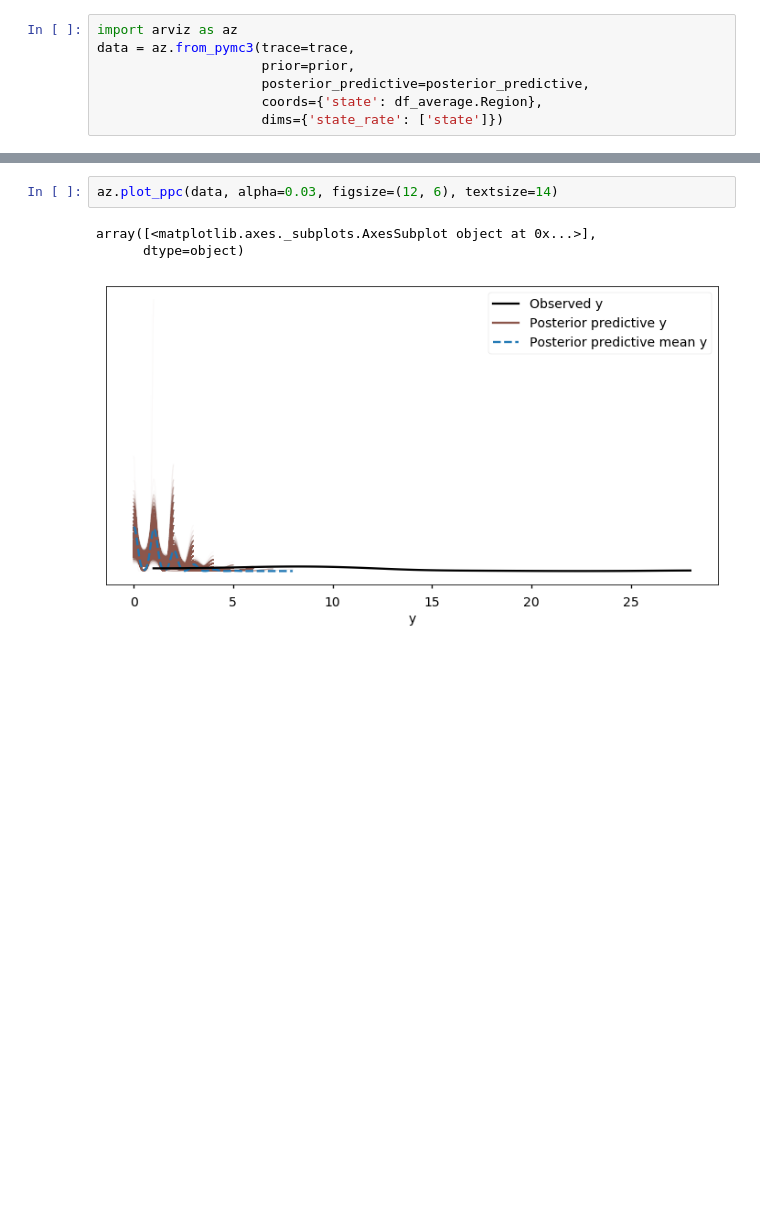
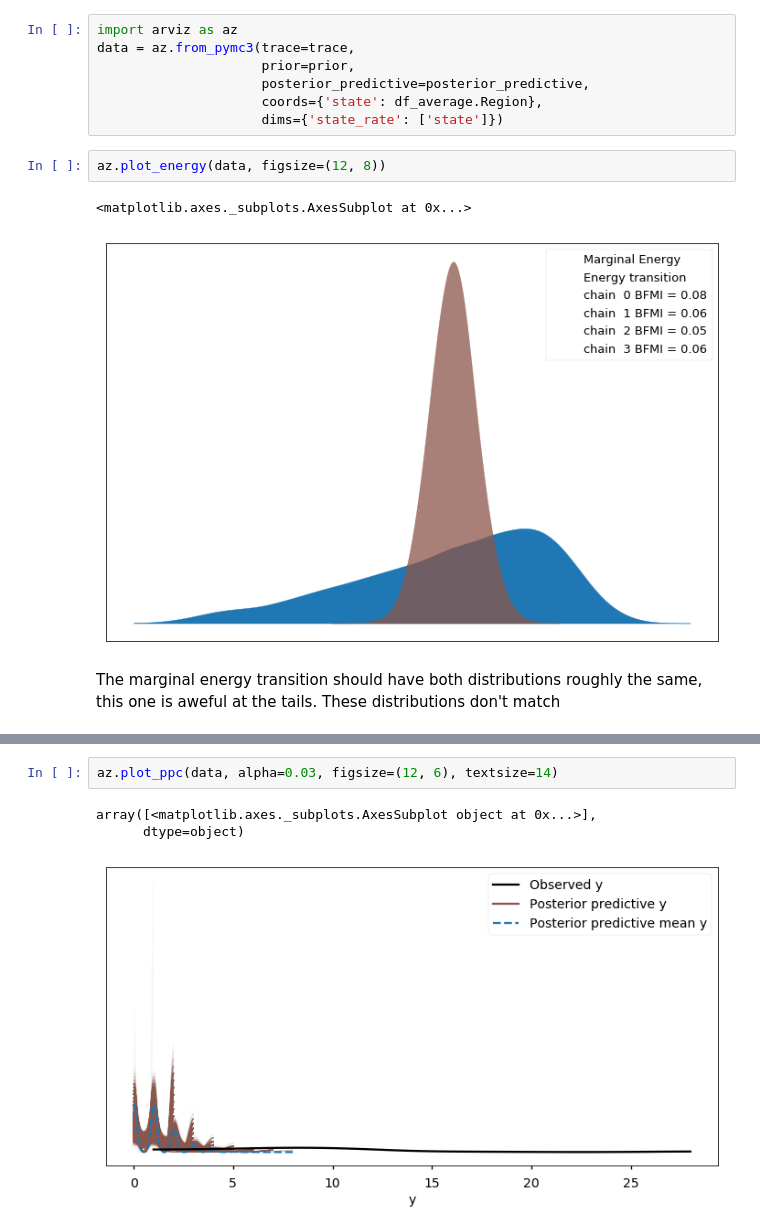
Before and after one commit to springcoil/modernbayesianworkflow, a Jupyter notebook: census_data_us.ipynb, the cells around one changed output, grey strips where cells are left out. Drawn from its saved outputs; the diff is of its cells as text; blank space fills up the shorter version.

```diff
--- a/census_data_us.ipynb
+++ b/census_data_us.ipynb
@@ -156,3 +168,10 @@ data = az.from_pymc3(trace=trace,
                      posterior_predictive=posterior_predictive,
                      coords={'state': df_average.Region},
                      dims={'state_rate': ['state']})
+# %%
+az.plot_energy(data, figsize=(12, 8))
+# %% [output]
+<matplotlib.axes._subplots.AxesSubplot at 0x...>
+[figure, added]
+# %% [markdown]
+The marginal energy transition should have both distributions roughly the same, this one is aweful at the tails. These distributions don't match
```
Also changed, not shown: parts of 16 cells of this notebook, 10 other files.
